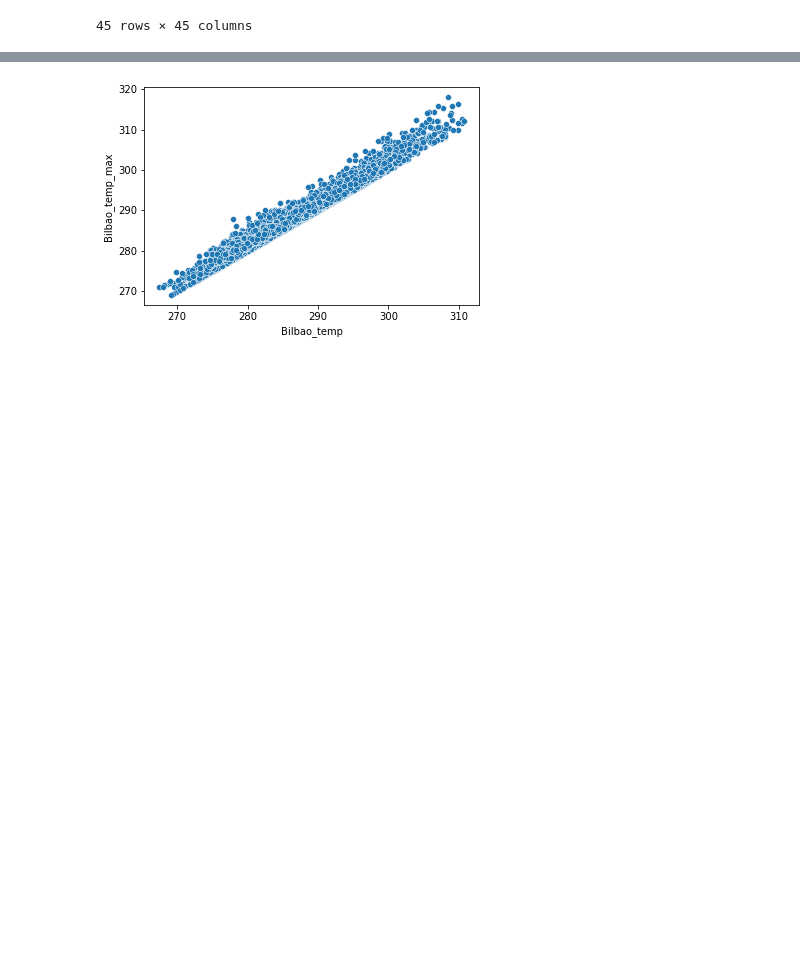
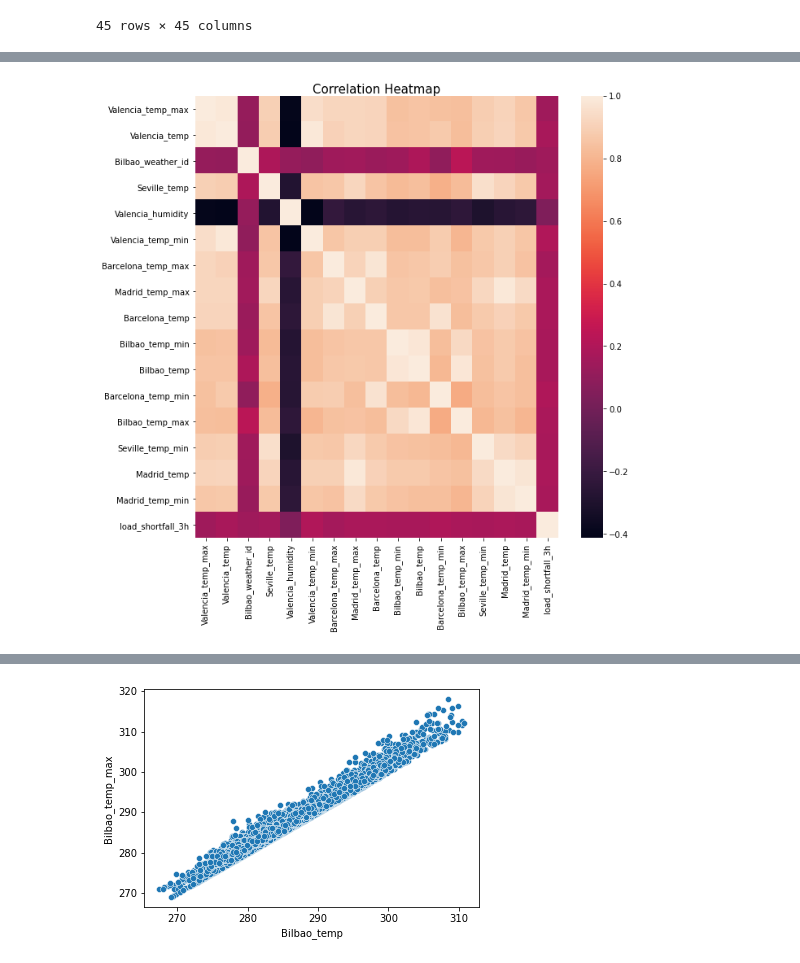
Before and after one commit to Explore-Regression-Team-CBB3/Team-CBB3-Predict-Notebook, a Jupyter notebook: TEAM CBB3 Final notebook.ipynb, the cells around one changed output, grey strips where cells are left out. Cells and saved outputs as stored; diff of their text form; code cells hidden in the pictures; blank space fills up the shorter version.

```diff
--- a/TEAM CBB3 Final notebook.ipynb
+++ b/TEAM CBB3 Final notebook.ipynb
@@ -378,0 +396,7 @@ df1.corr()
+# %%
+df5 = df1[[ 'Valencia_temp_max', 'Valencia_temp', 'Bilbao_weather_id',
+       'Seville_temp', 'Valencia_humidity', 'Valencia_temp_min',
+       'Barcelona_temp_max', 'Madrid_temp_max', 'Barcelona_temp',
+       'Bilbao_temp_min', 'Bilbao_temp', 'Barcelona_temp_min',
+       'Bilbao_temp_max', 'Seville_temp_min', 'Madrid_temp', 'Madrid_temp_min',
+       'load_shortfall_3h']]
@@ -379 +424,7 @@ df1.corr()
+# %%
+fig, ax = plt.subplots(figsize = (10,10))
+heatmap = sns.heatmap(df5.corr())
+heatmap.set_title('Correlation Heatmap', fontdict={'fontsize':15}, pad=1);
+# %% [output]
+[figure, added]
 # %%
```
Also changed, not shown: parts of 15 cells of this notebook.
